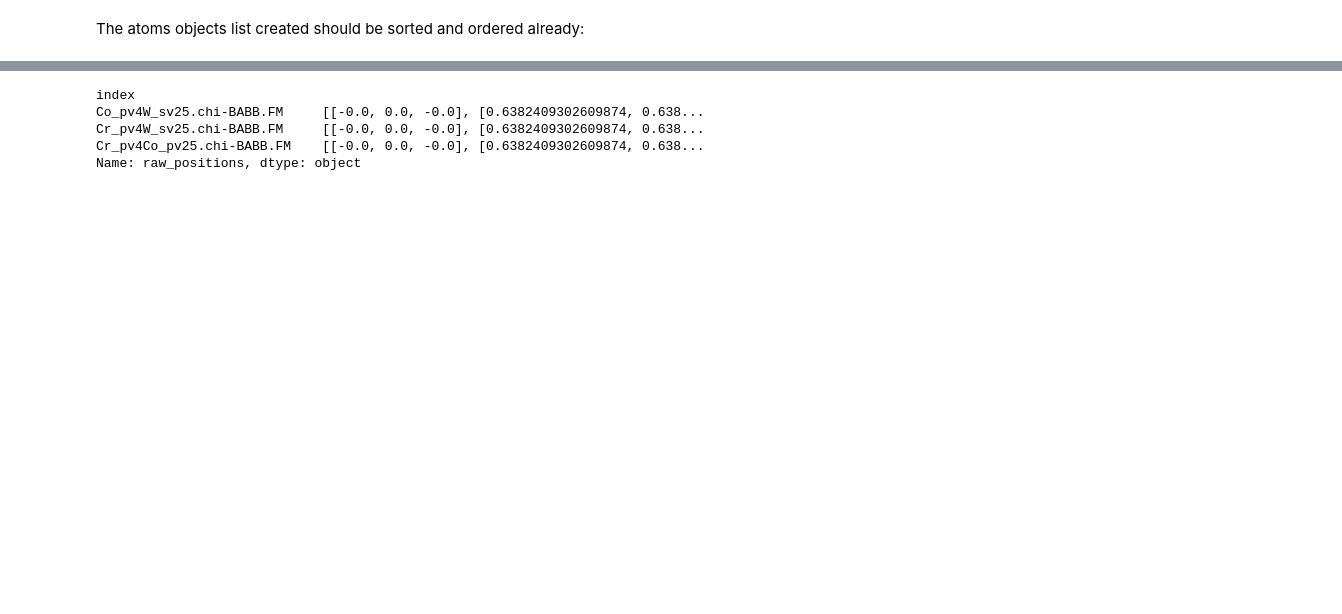
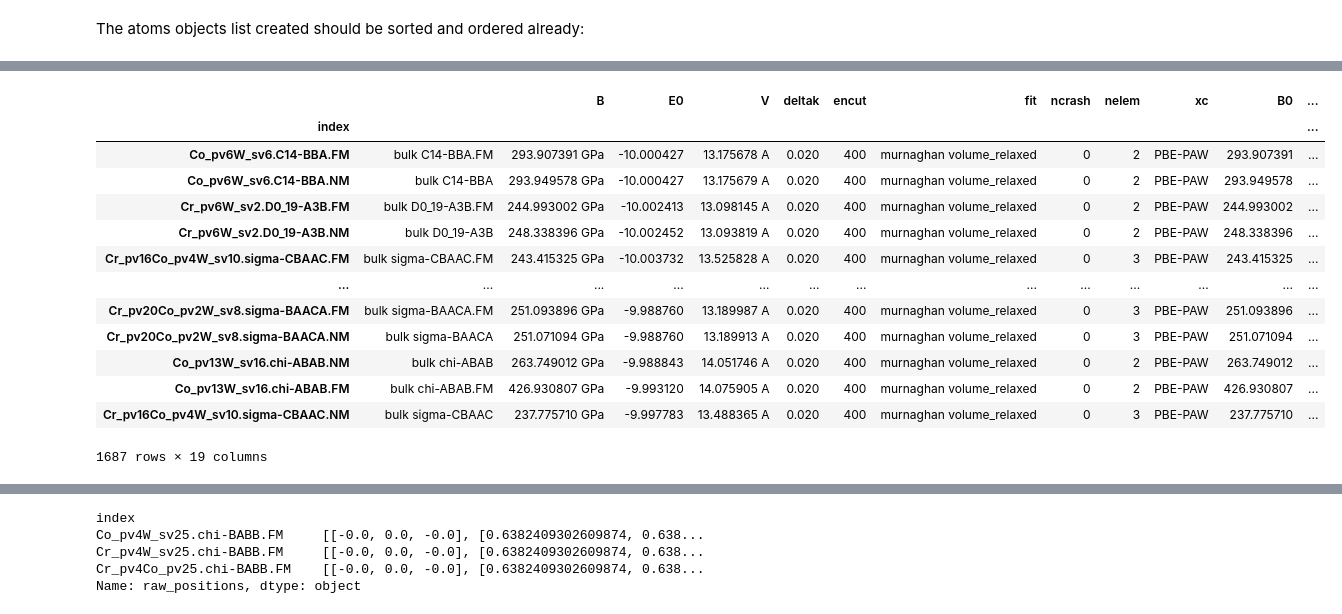
Before and after one commit to AIIMProject/MLFeMoTCPs, a Jupyter notebook: StandarDeviationOnPositions.ipynb, the cells around one changed output, grey strips where cells are left out. Saved outputs shown, nothing was run; the diff lists cells and outputs as text; code cells hidden in the pictures; blank space fills up the shorter version.

```diff
--- a/StandarDeviationOnPositions.ipynb
+++ b/StandarDeviationOnPositions.ipynb
@@ -47,0 +73,17 @@ Relaxed = pd.read_pickle('CrCoW-sorted-POSCAR-relaxed-noscaled-AtomsObjects.pkl'
+# %%
+Parsed.data
+# %% [output]
+|  |  | B | E0 | V | deltak | encut | fit | ncrash | nelem | xc | B0 | ... |
+| index |  |  |  |  |  |  |  |  |  |  |  | ... |
+| Co_pv6W_sv6.C14-BBA.FM | bulk C14-BBA.FM | 293.907391 GPa | -10.000427 | 13.175678 A | 0.020 | 400 | murnaghan volume_relaxed | 0 | 2 | PBE-PAW | 293.907391 | ... |
+| Co_pv6W_sv6.C14-BBA.NM | bulk C14-BBA | 293.949578 GPa | -10.000427 | 13.175679 A | 0.020 | 400 | murnaghan volume_relaxed | 0 | 2 | PBE-PAW | 293.949578 | ... |
+| Cr_pv6W_sv2.D0_19-A3B.FM | bulk D0_19-A3B.FM | 244.993002 GPa | -10.002413 | 13.098145 A | 0.020 | 400 | murnaghan volume_relaxed | 0 | 2 | PBE-PAW | 244.993002 | ... |
+| Cr_pv6W_sv2.D0_19-A3B.NM | bulk D0_19-A3B | 248.338396 GPa | -10.002452 | 13.093819 A | 0.020 | 400 | murnaghan volume_relaxed | 0 | 2 | PBE-PAW | 248.338396 | ... |
+| Cr_pv16Co_pv4W_sv10.sigma-CBAAC.FM | bulk sigma-CBAAC.FM | 243.415325 GPa | -10.003732 | 13.525828 A | 0.020 | 400 | murnaghan volume_relaxed | 0 | 3 | PBE-PAW | 243.415325 | ... |
+| ... | ... | ... | ... | ... | ... | ... | ... | ... | ... | ... | ... | ... |
+| Cr_pv20Co_pv2W_sv8.sigma-BAACA.FM | bulk sigma-BAACA.FM | 251.093896 GPa | -9.988760 | 13.189987 A | 0.020 | 400 | murnaghan volume_relaxed | 0 | 3 | PBE-PAW | 251.093896 | ... |
+| Cr_pv20Co_pv2W_sv8.sigma-BAACA.NM | bulk sigma-BAACA | 251.071094 GPa | -9.988760 | 13.189913 A | 0.020 | 400 | murnaghan volume_relaxed | 0 | 3 | PBE-PAW | 251.071094 | ... |
+| Co_pv13W_sv16.chi-ABAB.NM | bulk chi-ABAB | 263.749012 GPa | -9.988843 | 14.051746 A | 0.020 | 400 | murnaghan volume_relaxed | 0 | 2 | PBE-PAW | 263.749012 | ... |
+| Co_pv13W_sv16.chi-ABAB.FM | bulk chi-ABAB.FM | 426.930807 GPa | -9.993120 | 14.075905 A | 0.020 | 400 | murnaghan volume_relaxed | 0 | 2 | PBE-PAW | 426.930807 | ... |
+| Cr_pv16Co_pv4W_sv10.sigma-CBAAC.NM | bulk sigma-CBAAC | 237.775710 GPa | -9.997783 | 13.488365 A | 0.020 | 400 | murnaghan volume_relaxed | 0 | 3 | PBE-PAW | 237.775710 | ... |
+1687 rows × 19 columns
```
Also changed, not shown: parts of 60 cells of this notebook, 3 other files.
